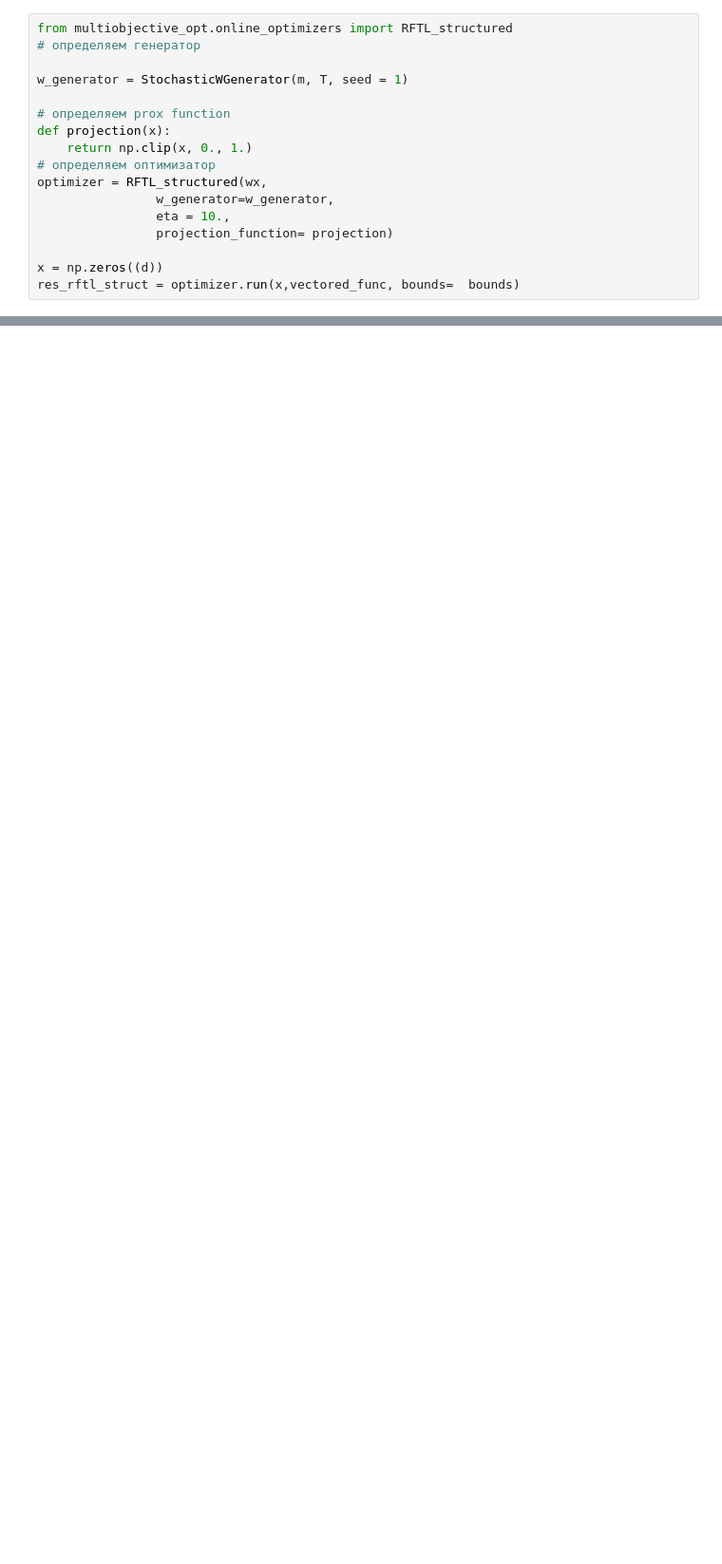
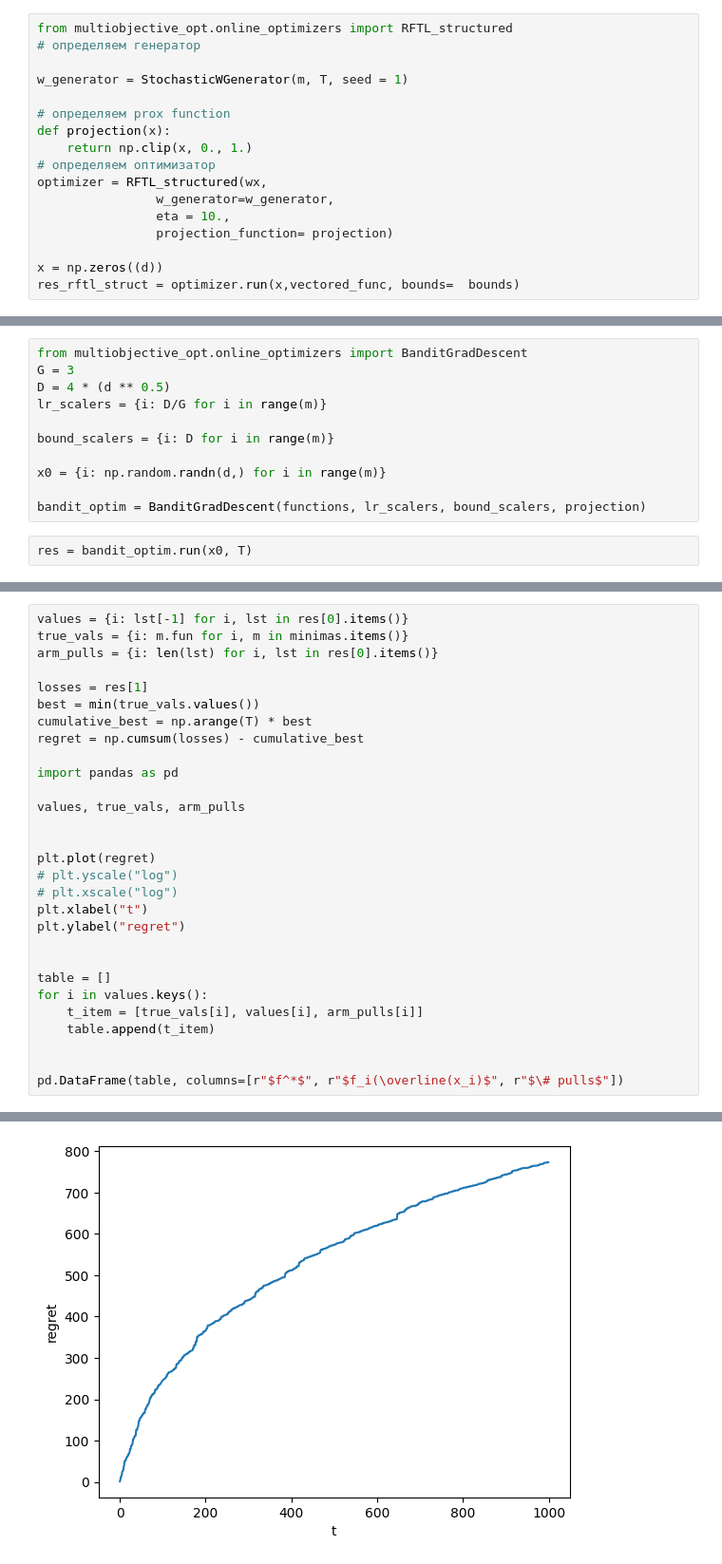
Before and after one commit to online-opt-acc/FMAB_copy, a Jupyter notebook: tester.ipynb, the cells around one changed output, grey strips where cells are left out. Shown at 95% size. Saved outputs shown, nothing was run; the diff lists cells and outputs as text; blank space fills up the shorter version.

Commit message:
add online optim

```diff
--- a/tester.ipynb
+++ b/tester.ipynb
@@ -276,0 +285,13 @@ f(minimizer), f(res_rftl.x), f(res_rftl_struct.x)
+# %%
+from multiobjective_opt.online_optimizers import BanditGradDescent
+G = 3
+D = 4 * (d ** 0.5)
+lr_scalers = {i: D/G for i in range(m)}
+
+bound_scalers = {i: D for i in range(m)}
+
+x0 = {i: np.random.randn(d,) for i in range(m)}
+
+bandit_optim = BanditGradDescent(functions, lr_scalers, bound_scalers, projection)
+# %%
+res = bandit_optim.run(x0, T)
@@ -276,0 +300,30 @@ f(minimizer), f(res_rftl.x), f(res_rftl_struct.x)
+# %%
+values = {i: lst[-1] for i, lst in res[0].items()}
+true_vals = {i: m.fun for i, m in minimas.items()}
+arm_pulls = {i: len(lst) for i, lst in res[0].items()}
+
+losses = res[1]
+best = min(true_vals.values())
+cumulative_best = np.arange(T) * best
+regret = np.cumsum(losses) - cumulative_best
+
+import pandas as pd
+
+values, true_vals, arm_pulls
+
+
+plt.plot(regret)
+# plt.yscale("log")
+# plt.xscale("log")
+plt.xlabel("t")
+plt.ylabel("regret")
+
+
+table = []
+for i in values.keys():
+    t_item = [true_vals[i], values[i], arm_pulls[i]]
+    table.append(t_item)
+
+
+pd.DataFrame(table, columns=[r"$f^*$", r"$f_i(\overline(x_i)$", r"$\# pulls$"])
+# %% [output]
@@ -276,0 +341 @@ f(minimizer), f(res_rftl.x), f(res_rftl_struct.x)
+[figure, added]
```
Also changed, not shown: parts of 20 cells of this notebook, 2 other files.
